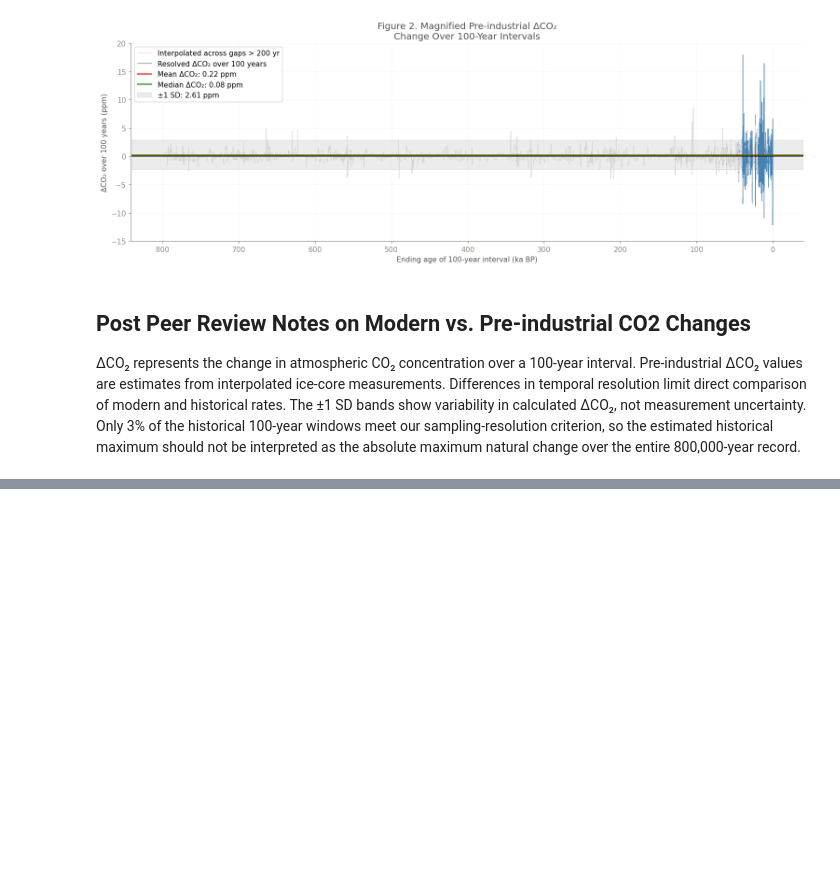
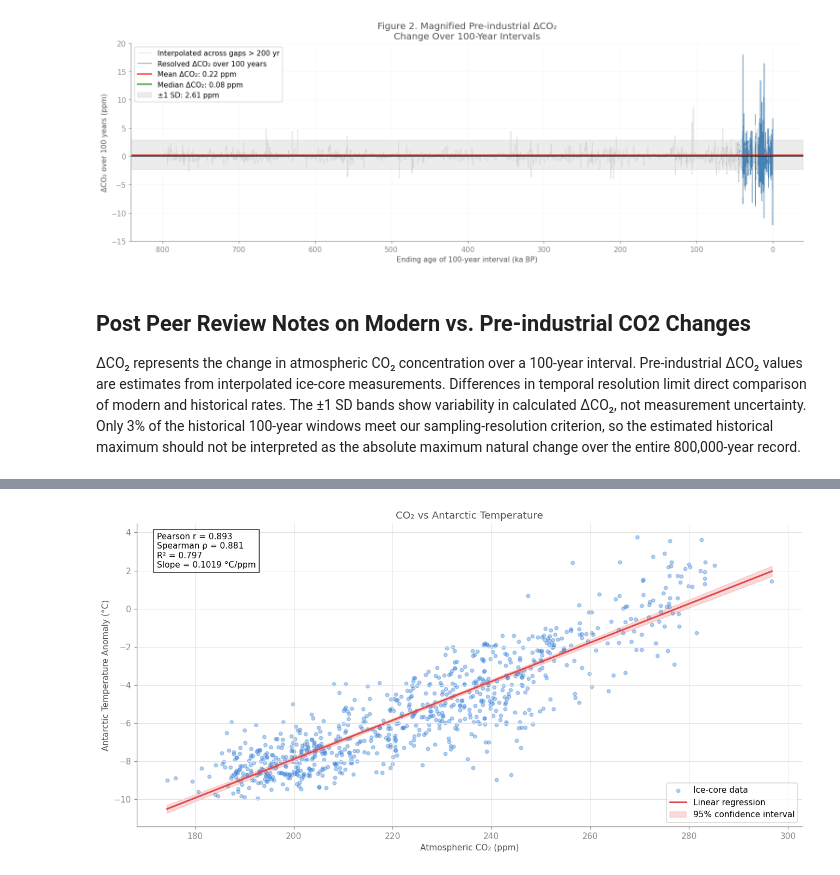
Before and after one commit to akelleyteng/geol557f26, a Jupyter notebook: notebook/GEOL557_wrangling.ipynb, the cells around one changed output, grey strips where cells are left out. Cells and saved outputs as stored; diff of their text form; code cells hidden in the pictures; blank space fills up the shorter version.

```diff
--- a/notebook/GEOL557_wrangling.ipynb
+++ b/notebook/GEOL557_wrangling.ipynb
@@ -1591,0 +1827,99 @@ The ±1 SD bands show variability in calculated ΔCO₂, not measurement uncerta
+# %%
+
+# variables
+x = analysis["co2_ppm"].to_numpy()
+y = analysis["temp_anomaly_c"].to_numpy()
+
+# Pearson and Spearman correlations
+pearson_r, pearson_p = stats.pearsonr(x, y)
+spearman_r, spearman_p = stats.spearmanr(x, y)
+
+# linear regression
+result = stats.linregress(x, y)
+
+slope = result.slope
+intercept = result.intercept
+r_squared = result.rvalue ** 2
+
+print("Correlation Results")
+print(f"Pearson r: {pearson_r:.3f}")
+print(f"Pearson p-value: {pearson_p:.4g}")
+print(f"Spearman rho: {spearman_r:.3f}")
+print(f"Spearman p-value: {spearman_p:.4g}")
+
+print("\nLinear Regression")
+print(f"Slope: {slope:.4f} °C/ppm")
+print(f"Intercept: {intercept:.3f} °C")
+print(f"R-squared: {r_squared:.3f}")
+print(f"Regression p-value: {result.pvalue:.4g}")
+
+# generate fitted regression line
+x_fit = np.linspace(x.min(), x.max(), 200)
+y_fit = intercept + slope * x_fit
+
+# 95% confidence interval for fitted mean
+n = len(x)
+y_pred = intercept + slope * x
+
+residual_std = np.sqrt(
+    np.sum((y - y_pred) ** 2) / (n - 2)
+)
+
+se_fit = residual_std * np.sqrt(
+    1 / n
+    + (x_fit - x.mean()) ** 2
+    / np.sum((x - x.mean()) ** 2)
+)
+
+t_critical = stats.t.ppf(0.975, df=n - 2)
+
+ci_lower = y_fit - t_critical * se_fit
+ci_upper = y_fit + t_critical * se_fit
+
+# plot results
+fig, ax = plt.subplots(figsize=(12, 6))
+
+ax.scatter(
+    x, y,
+    alpha=0.35,
+    s=18,
+    color=BLUE,
+    label="Ice-core data"
+)
+
+ax.plot(
+    x_fit, y_fit,
+    color=RED,
+    linewidth=2,
+    label="Linear regression"
+)
+
+ax.fill_between(
+    x_fit,
+    ci_lower,
+    ci_upper,
+    color=RED,
+    alpha=0.2,
+    label="95% confidence interval"
+)
+
+ax.set_xlabel("Atmospheric CO₂ (ppm)")
+ax.set_ylabel("Antarctic Temperature Anomaly (°C)")
+ax.set_title("CO₂ vs Antarctic Temperature")
+
+ax.text(
+    0.03, 0.97,
+    f"Pearson r = {pearson_r:.3f}\n"
+    f"Spearman ρ = {spearman_r:.3f}\n"
+    f"R² = {r_squared:.3f}\n"
+    f"Slope = {slope:.4f} °C/ppm",
+    transform=ax.transAxes,
+    va="top",
+    bbox=dict(facecolor="white", alpha=0.85)
+)
+
+ax.legend(loc="lower right")
+
+plt.tight_layout()
+plt.show()
+# %% [output]
@@ -1591,0 +1937 @@ The ±1 SD bands show variability in calculated ΔCO₂, not measurement uncerta
+[figure, added]
```
Also changed, not shown: parts of 9 cells of this notebook.
